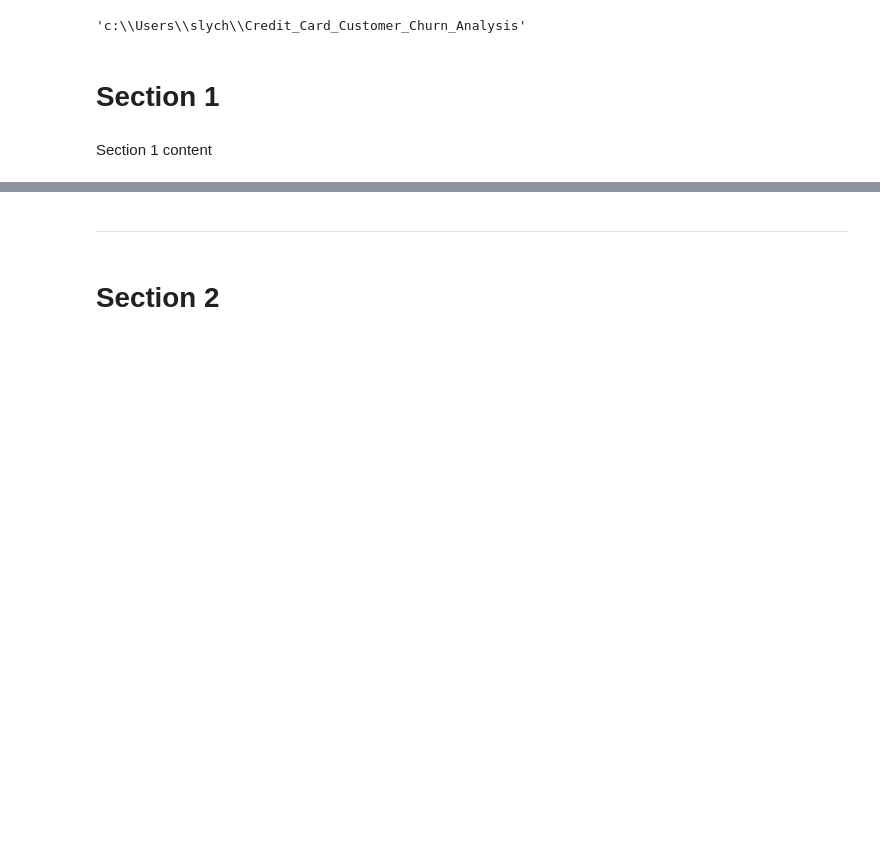
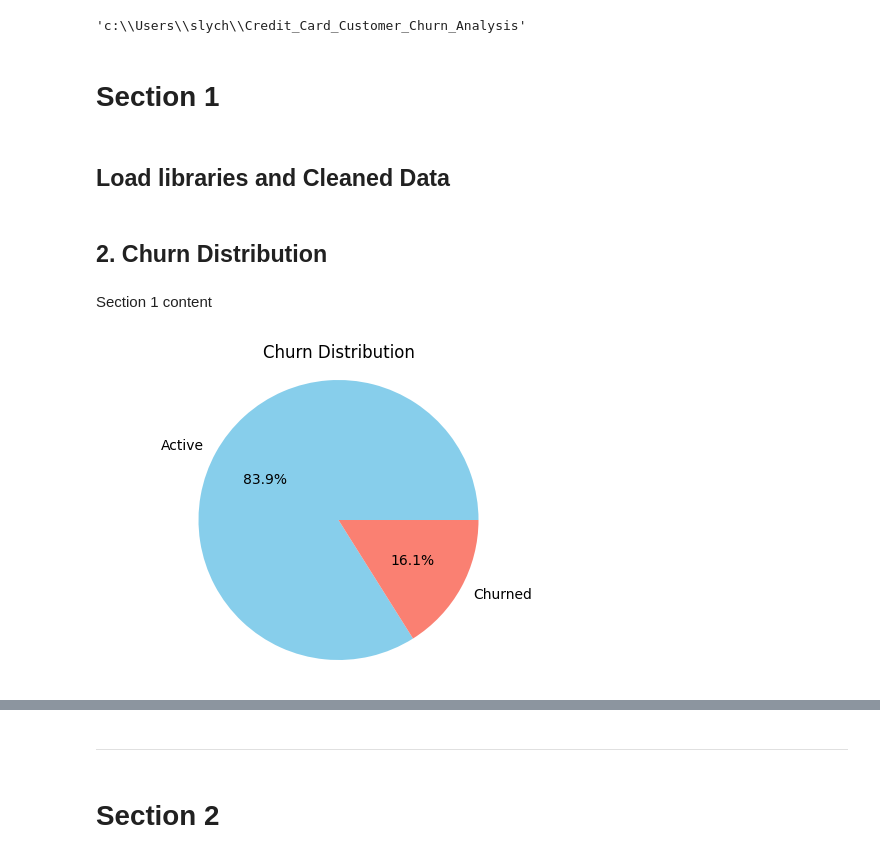
Before and after one commit to Vestibles/Credit_Card_Customer_Churn_Analysis, a Jupyter notebook: jupyter_notebooks/Exploratory_Data_ Analysis.ipynb, the cells around one changed output, grey strips where cells are left out. Cells and saved outputs as stored; diff of their text form; code cells hidden in the pictures; blank space fills up the shorter version.

```diff
--- a/jupyter_notebooks/Exploratory_Data_ Analysis.ipynb
+++ b/jupyter_notebooks/Exploratory_Data_ Analysis.ipynb
@@ -49,4 +49,6 @@ current_dir
 'c:\\Users\\slych\\Credit_Card_Customer_Churn_Analysis'
 # %% [markdown]
 # Section 1
+# %% [markdown]
+## Load libraries and Cleaned Data
 # %%
@@ -61,3 +63,18 @@ import seaborn as sns
 df_encoded = pd.read_csv("Data\cleaned_bank_churn.csv")
+# %% [markdown]
+## 2. Churn Distribution
 # %% [markdown]
 Section 1 content
+# %%
+churn_counts = df_encoded['Churn'].value_counts()
+churn_labels = ['Active', 'Churned']
+
+plt.figure(figsize=(6, 4))
+plt.pie(churn_counts, labels=churn_labels, autopct='%1.1f%%', colors=['skyblue', 'salmon'])
+plt.title("Churn Distribution")
+plt.axis('equal')
+plt.show()
+
+# code refined using Copilot
+# %% [output]
+[figure, added]
```
Also changed, not shown: parts of 3 cells of this notebook, 1 other file.
